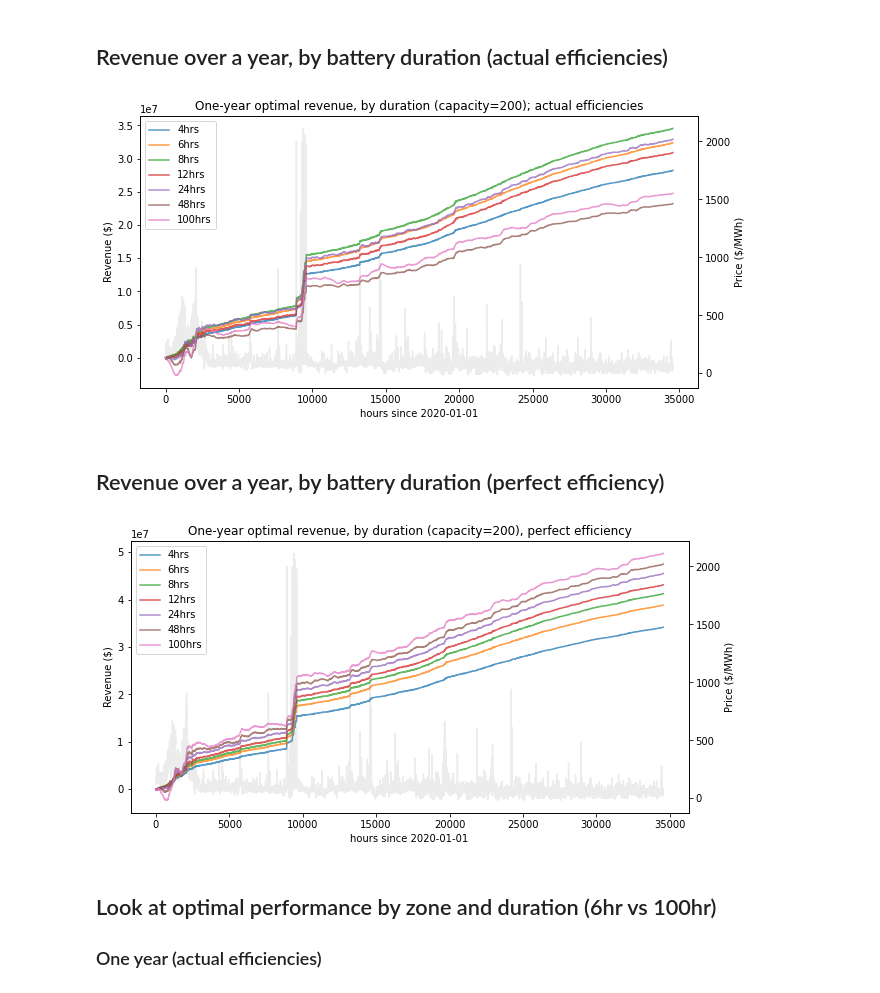
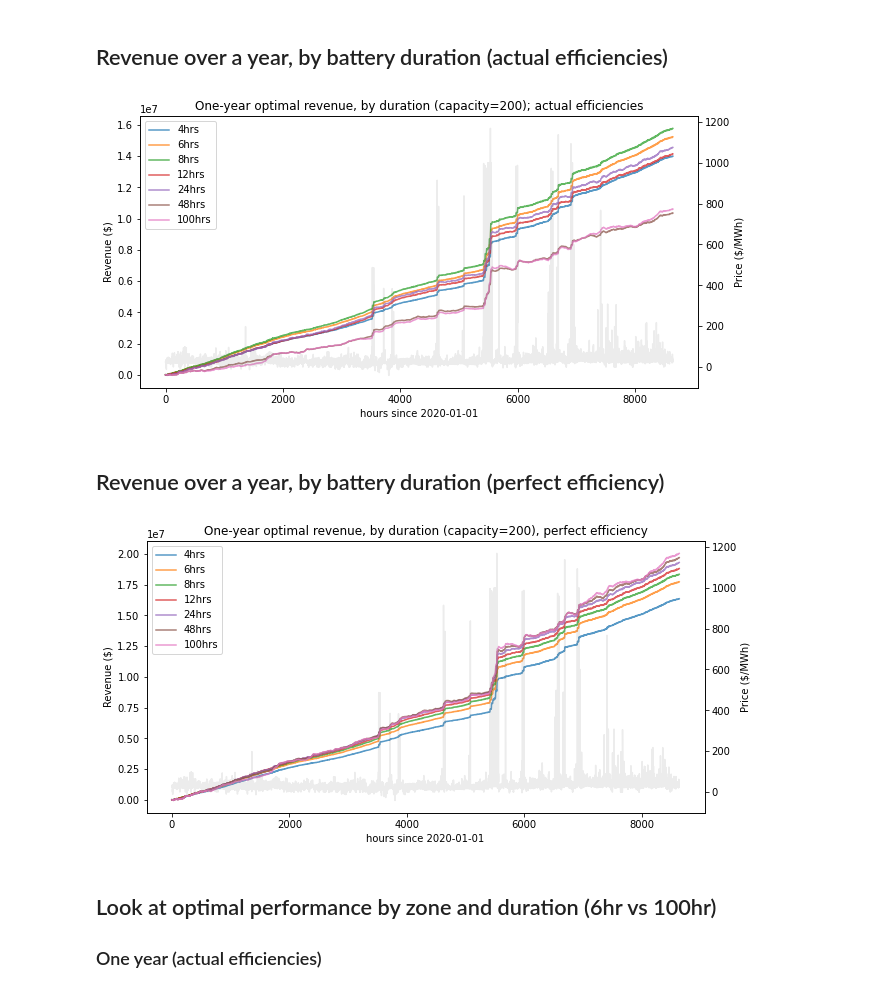
Before and after one commit to etrieschman/battery-charger, a Jupyter notebook: download_data.ipynb, the cells around one changed output. Cells and saved outputs as stored; diff of their text form; code cells hidden in the pictures.

```diff
--- a/download_data.ipynb
+++ b/download_data.ipynb
@@ -21,7 +21,7 @@ def get_rt_efficiency(duration):
 # %%
 # write months of data to temporary location
 nodes = caiso.trading_hub_locations
-nodes = nodes[2]
+# nodes = nodes[2]
 market = 'REAL_TIME_15_MIN'
 years = [2020, 2021, 2022]
 sleep=5
@@ -50,7 +50,7 @@ for node in nodes:
 # %%
 # read in data
 data = pd.DataFrame([])
-for node in tqdm(nodes):
+for node in tqdm(nodes[0:2]):
     path_node = f'{path_data}caiso_{node.lower()}/'
     for y in years:
         for m in range(1, 12+1):
@@ -122,11 +122,11 @@ p = pn[t*y:t*(y+1)]
 # %%
 fig, ax0 = plt.subplots(figsize=(10,5))
 ax1 = ax0.twinx()
-ax1.plot(range(t), p, color='grey', alpha=0.15)
+ax1.plot(np.arange(t)/4, p, color='grey', alpha=0.15)
 for dur in tqdm(durations):
     e, c, d, rev = get_battery_schedule(p, duration=dur, charge_capacity=capacity, use_efficiency=True)
     revenue = np.cumsum(p*(get_rt_efficiency(dur)*d/4 - c/4))
-    ax0.plot(range(t), revenue, alpha=0.75, label=f'{dur}hrs')
+    ax0.plot(np.arange(t)/4, revenue, alpha=0.75, label=f'{dur}hrs')
 
 ax0.set_title(f'One-year optimal revenue, by duration (capacity={capacity}); actual efficiencies')
 ax0.set_ylabel('Revenue ($)')
@@ -135,26 +135,26 @@ ax1.set_ylabel('Price ($/MWh)')
 ax0.legend()
 plt.show()
 # %% [output]
-[figure, old version]
+[figure, new version]
 # %% [markdown]
 ## Revenue over a year, by battery duration (perfect efficiency)
 # %%
 fig, ax0 = plt.subplots(figsize=(10,5))
 ax1 = ax0.twinx()
-ax1.plot(range(t), p, color='grey', alpha=0.15)
+ax1.plot(np.arange(t)/4, p, color='grey', alpha=0.15)
 for dur in tqdm(durations):
     e, c, d, rev = get_battery_schedule(p, duration=dur, charge_capacity=capacity, use_efficiency=False)
     revenue = np.cumsum(p*(d/4 - c/4))
-    ax0.plot(range(t), revenue, alpha=0.75, label=f'{dur}hrs')
+    ax0.plot(np.arange(t)/4, revenue, alpha=0.75, label=f'{dur}hrs')
 
 ax0.set_title(f'One-year optimal revenue, by duration (capacity={capacity}), perfect efficiency')
 ax0.set_ylabel('Revenue ($)')
 ax0.set_xlabel(f'hours since {pd.to_datetime(data.Time[t*y]).date()}')
 ax1.set_ylabel('Price ($/MWh)')
 ax0.legend()
 plt.show()
 # %% [output]
-[figure, old version]
+[figure, new version]
 # %% [markdown]
 ## Look at optimal performance by zone and duration (6hr vs 100hr)
 ### One year (actual efficiencies)
```
Also changed, not shown: parts of 7 cells of this notebook.
